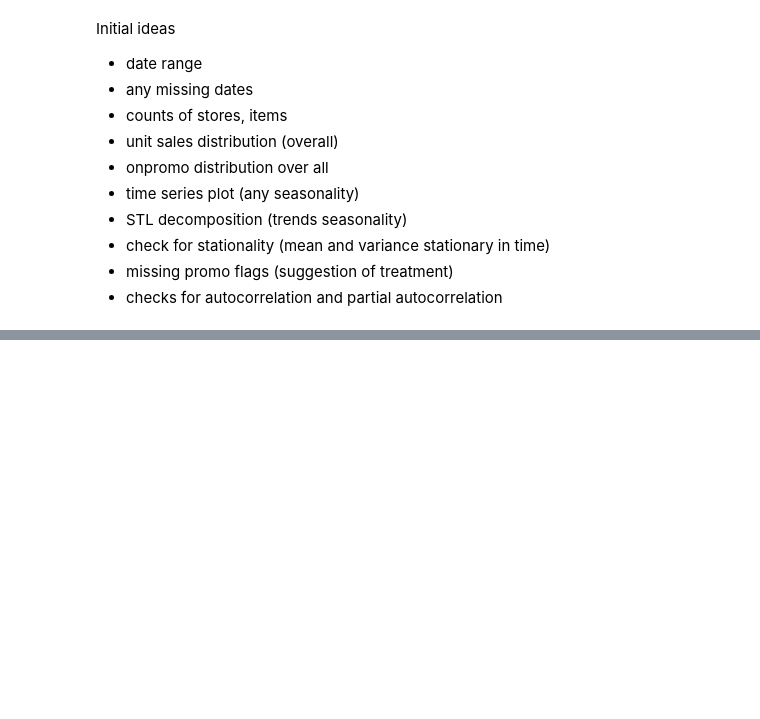
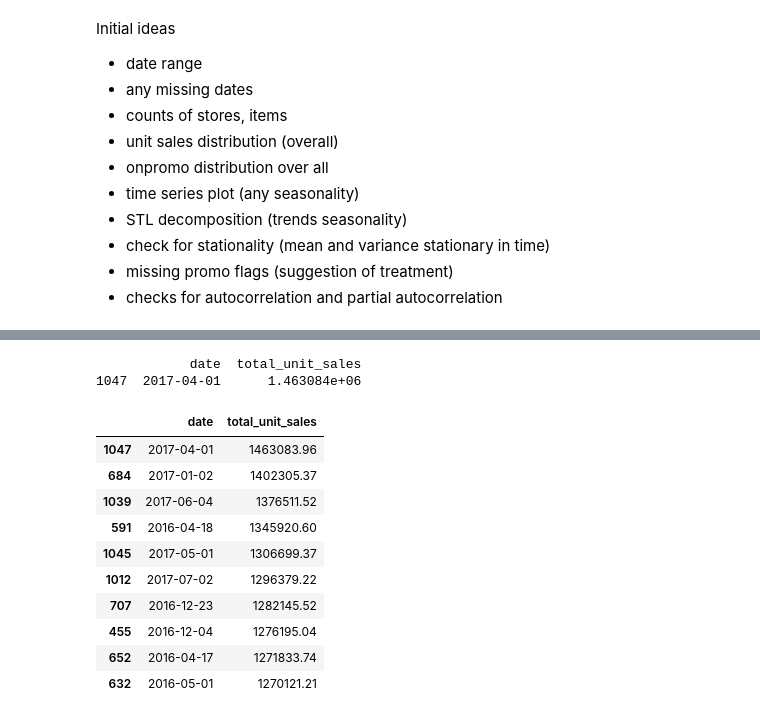
Before and after one commit to ocelot-engineering/supermarketDemandForecasting, a Jupyter notebook: src/eda/eda_main.ipynb, the cells around one changed output, grey strips where cells are left out. Saved outputs shown, nothing was run; the diff lists cells and outputs as text; code cells hidden in the pictures; blank space fills up the shorter version.

```diff
--- a/src/eda/eda_main.ipynb
+++ b/src/eda/eda_main.ipynb
@@ -40,0 +109,17 @@ Initial ideas
+# %%
+print(sales_total[sales_total.total_unit_sales == sales_total.total_unit_sales.max()])
+sales_total.sort_values('total_unit_sales', ascending=False).head(10).round(2)
+# %% [output]
+            date  total_unit_sales
+1047  2017-04-01      1.463084e+06
+|  | date | total_unit_sales |
+| 1047 | 2017-04-01 | 1463083.96 |
+| 684 | 2017-01-02 | 1402305.37 |
+| 1039 | 2017-06-04 | 1376511.52 |
+| 591 | 2016-04-18 | 1345920.60 |
+| 1045 | 2017-05-01 | 1306699.37 |
+| 1012 | 2017-07-02 | 1296379.22 |
+| 707 | 2016-12-23 | 1282145.52 |
+| 455 | 2016-12-04 | 1276195.04 |
+| 652 | 2016-04-17 | 1271833.74 |
+| 632 | 2016-05-01 | 1270121.21 |
```
Also changed, not shown: parts of 20 cells of this notebook.
